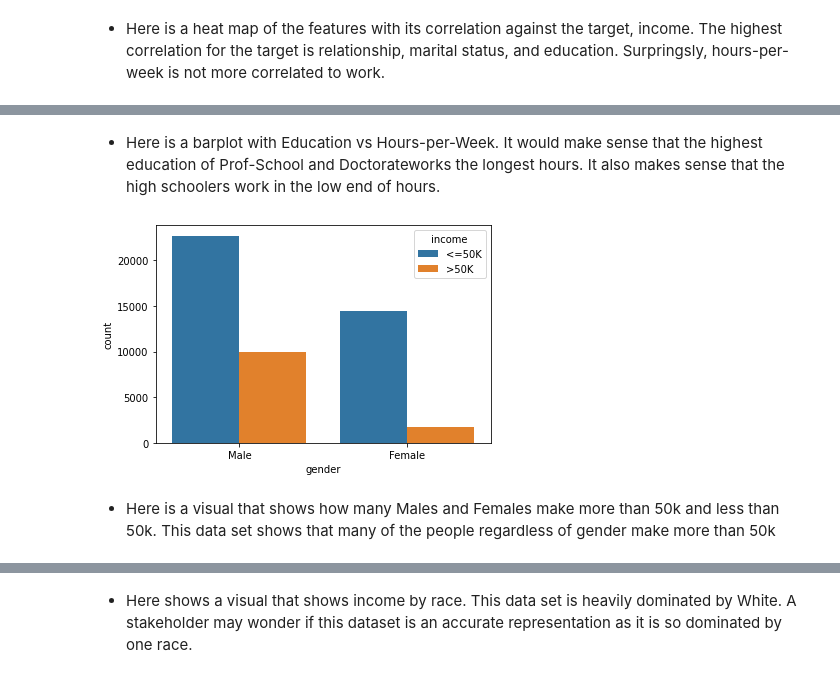
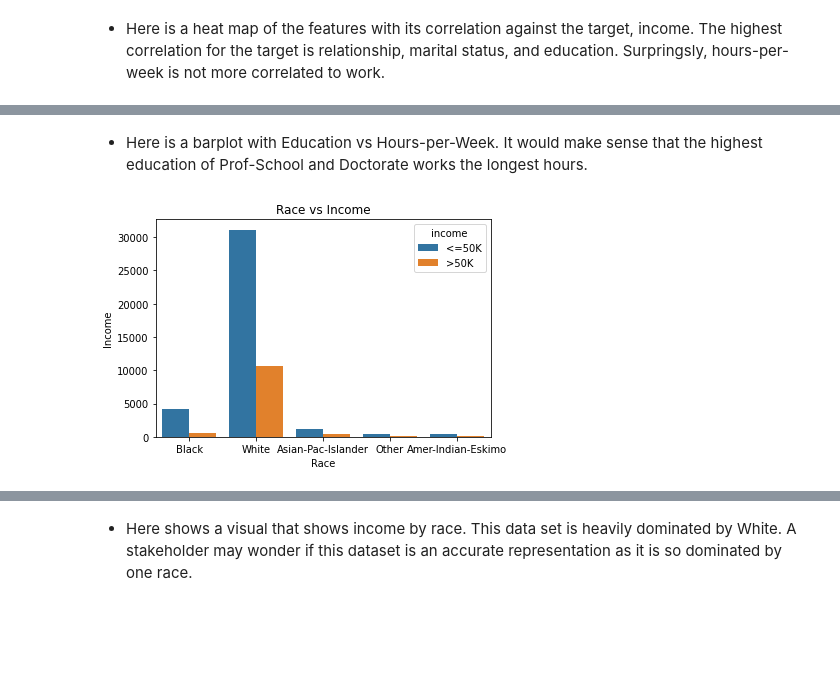
Before and after one commit to mkwak92/AdultIncome, a Jupyter notebook: Project_2.ipynb, the cells around one changed output, grey strips where cells are left out. Cells and saved outputs as stored; diff of their text form; code cells hidden in the pictures; blank space fills up the shorter version.

```diff
--- a/Project_2.ipynb
+++ b/Project_2.ipynb
@@ -477,8 +479,8 @@ sns.barplot(data= ml_df, y='education', x='income');
 # %% [markdown]
-- Here is a barplot with Education vs Hours-per-Week. It would make sense that the highest education of Prof-School and Doctorateworks the longest hours. It also makes sense that the high schoolers work in the low end of hours.
+- Here is a barplot with Education vs Hours-per-Week. It would make sense that the highest education of Prof-School and Doctorate works the longest hours.
 # %%
-sns.countplot('gender', data = ml_df, hue = 'income');
+sns.countplot('race', data = ml_df, hue = 'income').set(title = 'Race vs Income')
+plt.xlabel("Race")
+plt.ylabel("Income");
 # %% [output]
-[figure, old version]
+[figure, new version]
-# %% [markdown]
-  - Here is a visual that shows how many Males and Females make more than 50k and less than 50k. This data set shows that many of the people regardless of gender make more than 50k
```
Also changed, not shown: parts of 12 cells of this notebook.
